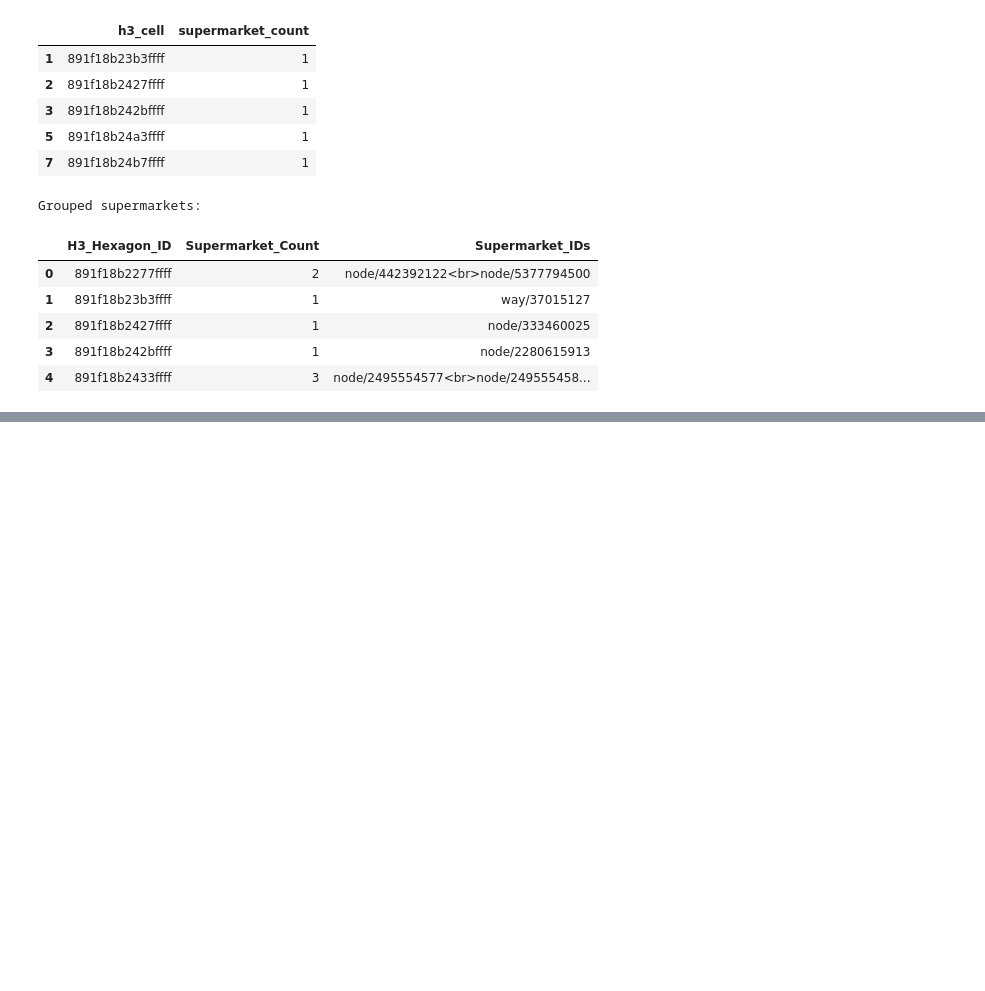
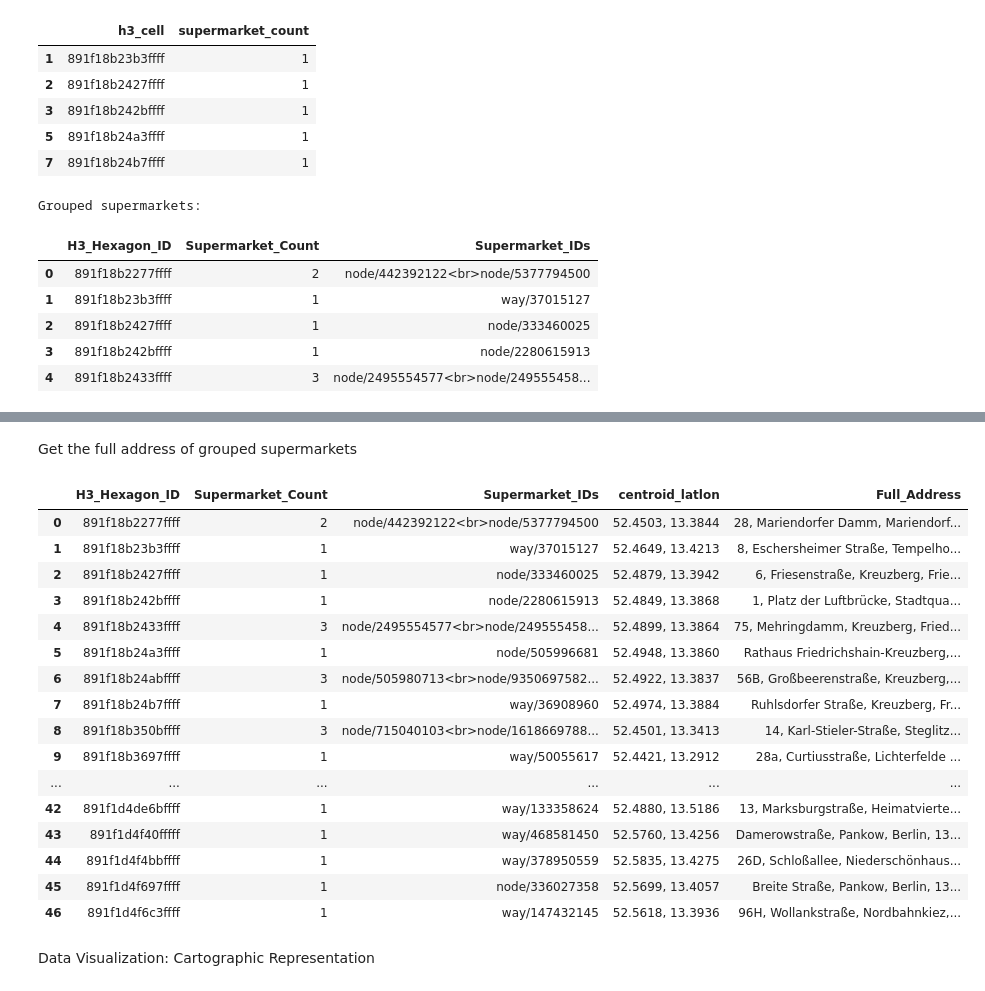
Before and after one commit to krisiflink/turf_geo_analysis, a Jupyter notebook: geo_analysis.ipynb, the cells around one changed output, grey strips where cells are left out. Drawn from its saved outputs; the diff is of its cells as text; code cells hidden in the pictures; blank space fills up the shorter version.

Commit message:
added addresses

```diff
--- a/geo_analysis.ipynb
+++ b/geo_analysis.ipynb
@@ -267,7 +282,7 @@ grouped_supermarkets_df = supermarkets_in_turfs.groupby('h3_cell').agg(
     supermarket_ids=('id', lambda x: '<br>'.join(x.astype(str)))
 ).reset_index()
 
-grouped_supermarkets_df.columns = ['H3_Hexagon_ID', 'Supermarket_count', 'Supermarket_IDs']
+grouped_supermarkets_df.columns = ['H3_Hexagon_ID', 'Supermarket_count', 'Supermarket_IDs', ]
 
 print("\nGrouped supermarkets:")
 grouped_supermarkets_df.head()
@@ -299,0 +317,51 @@ bottom_supermarket_density_areas
+# %% [markdown]
+Get the full address of grouped supermarkets
+# %%
+full_addresses = []
+
+for index, row in grouped_supermarkets_df.iterrows():
+    lat_str, lon_str = row['centroid_latlon'].split(', ')
+    lat = float(lat_str)
+    lon = float(lon_str)
+
+    nominatim_url = f"https://nominatim.openstreetmap.org/reverse?format=json&lat={lat}&lon={lon}&zoom=18&addressdetails=1"
+
+    headers = {
+        'User-Agent': 'YourAppName/1.0 (krisi.afezolli@gmail.com)' }
+    try:
+        response = requests.get(nominatim_url, headers=headers)
+        response.raise_for_status()
+        data = response.json()
+        if 'display_name' in data:
+            full_addresses.append(data['display_name'])
+        else:
+            full_addresses.append("Address not found")
+    except requests.exceptions.RequestException as e:
+        print(f"Error fetching address for {lat}, {lon}: {e}")
+        full_addresses.append("Error fetching address")
+
+    import time
+    time.sleep(1)
+
+grouped_supermarkets_df['Full_Address'] = full_addresses
+grouped_supermarkets_df
+# %% [output]
+|  | H3_Hexagon_ID | Supermarket_Count | Supermarket_IDs | centroid_latlon | Full_Address |
+| 0 | 891f18b2277ffff | 2 | node/442392122<br>node/5377794500 | 52.4503, 13.3844 | 28, Mariendorfer Damm, Mariendorf... |
+| 1 | 891f18b23b3ffff | 1 | way/37015127 | 52.4649, 13.4213 | 8, Eschersheimer Straße, Tempelho... |
+| 2 | 891f18b2427ffff | 1 | node/333460025 | 52.4879, 13.3942 | 6, Friesenstraße, Kreuzberg, Frie... |
+| 3 | 891f18b242bffff | 1 | node/2280615913 | 52.4849, 13.3868 | 1, Platz der Luftbrücke, Stadtqua... |
+| 4 | 891f18b2433ffff | 3 | node/2495554577<br>node/249555458... | 52.4899, 13.3864 | 75, Mehringdamm, Kreuzberg, Fried... |
+| 5 | 891f18b24a3ffff | 1 | node/505996681 | 52.4948, 13.3860 | Rathaus Friedrichshain-Kreuzberg,... |
+| 6 | 891f18b24abffff | 3 | node/505980713<br>node/9350697582... | 52.4922, 13.3837 | 56B, Großbeerenstraße, Kreuzberg,... |
+| 7 | 891f18b24b7ffff | 1 | way/36908960 | 52.4974, 13.3884 | Ruhlsdorfer Straße, Kreuzberg, Fr... |
+| 8 | 891f18b350bffff | 3 | node/715040103<br>node/1618669788... | 52.4501, 13.3413 | 14, Karl-Stieler-Straße, Steglitz... |
+| 9 | 891f18b3697ffff | 1 | way/50055617 | 52.4421, 13.2912 | 28a, Curtiusstraße, Lichterfelde ... |
+| ... | ... | ... | ... | ... | ... |
+| 42 | 891f1d4de6bffff | 1 | way/133358624 | 52.4880, 13.5186 | 13, Marksburgstraße, Heimatvierte... |
+| 43 | 891f1d4f40fffff | 1 | way/468581450 | 52.5760, 13.4256 | Damerowstraße, Pankow, Berlin, 13... |
+| 44 | 891f1d4f4bbffff | 1 | way/378950559 | 52.5835, 13.4275 | 26D, Schloßallee, Niederschönhaus... |
+| 45 | 891f1d4f697ffff | 1 | node/336027358 | 52.5699, 13.4057 | Breite Straße, Pankow, Berlin, 13... |
+| 46 | 891f1d4f6c3ffff | 1 | way/147432145 | 52.5618, 13.3936 | 96H, Wollankstraße, Nordbahnkiez,... |
+# %% [markdown]
+Data Visualization: Cartographic Representation
```
Also changed, not shown: parts of 5 cells of this notebook.
